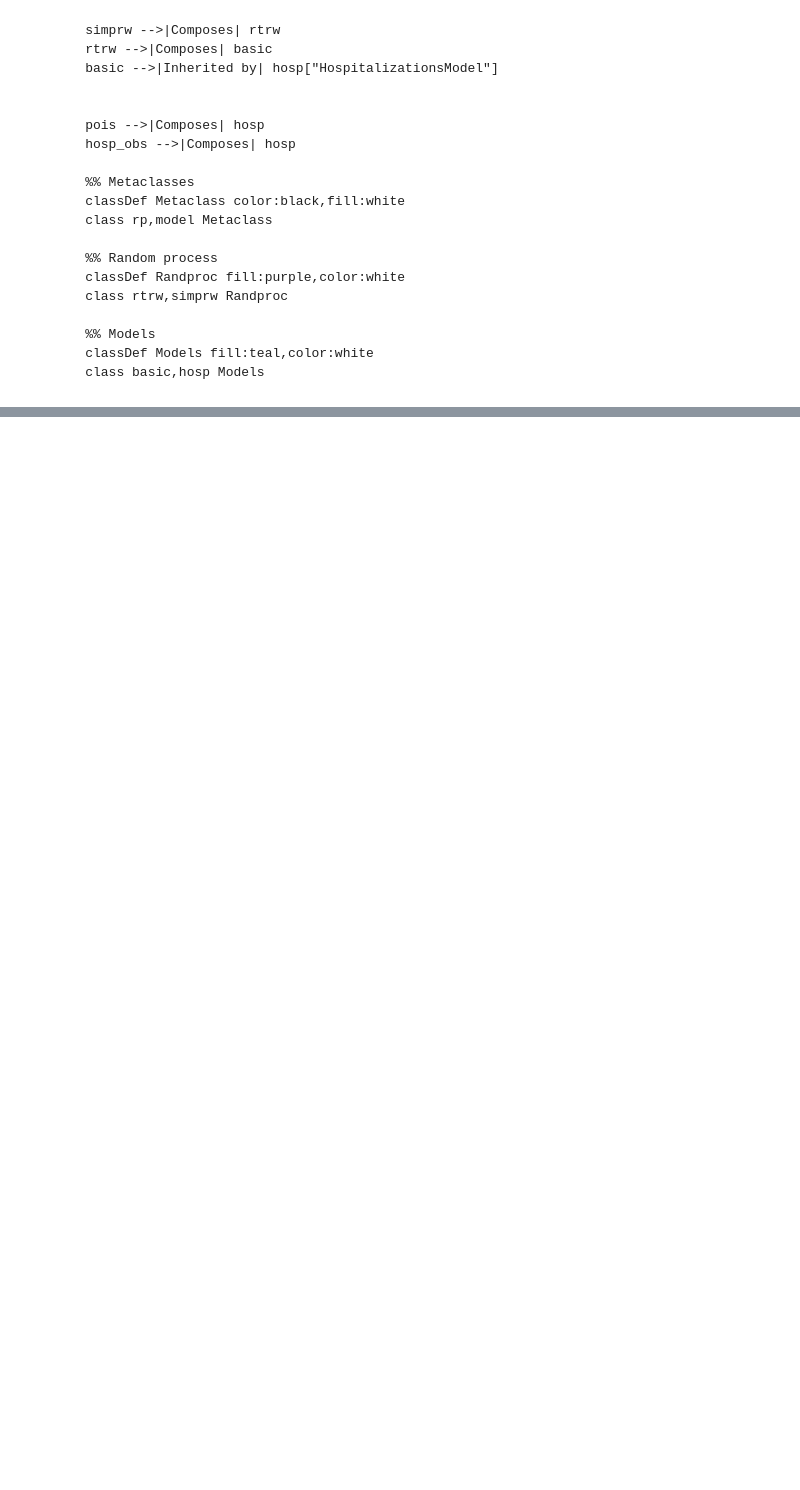
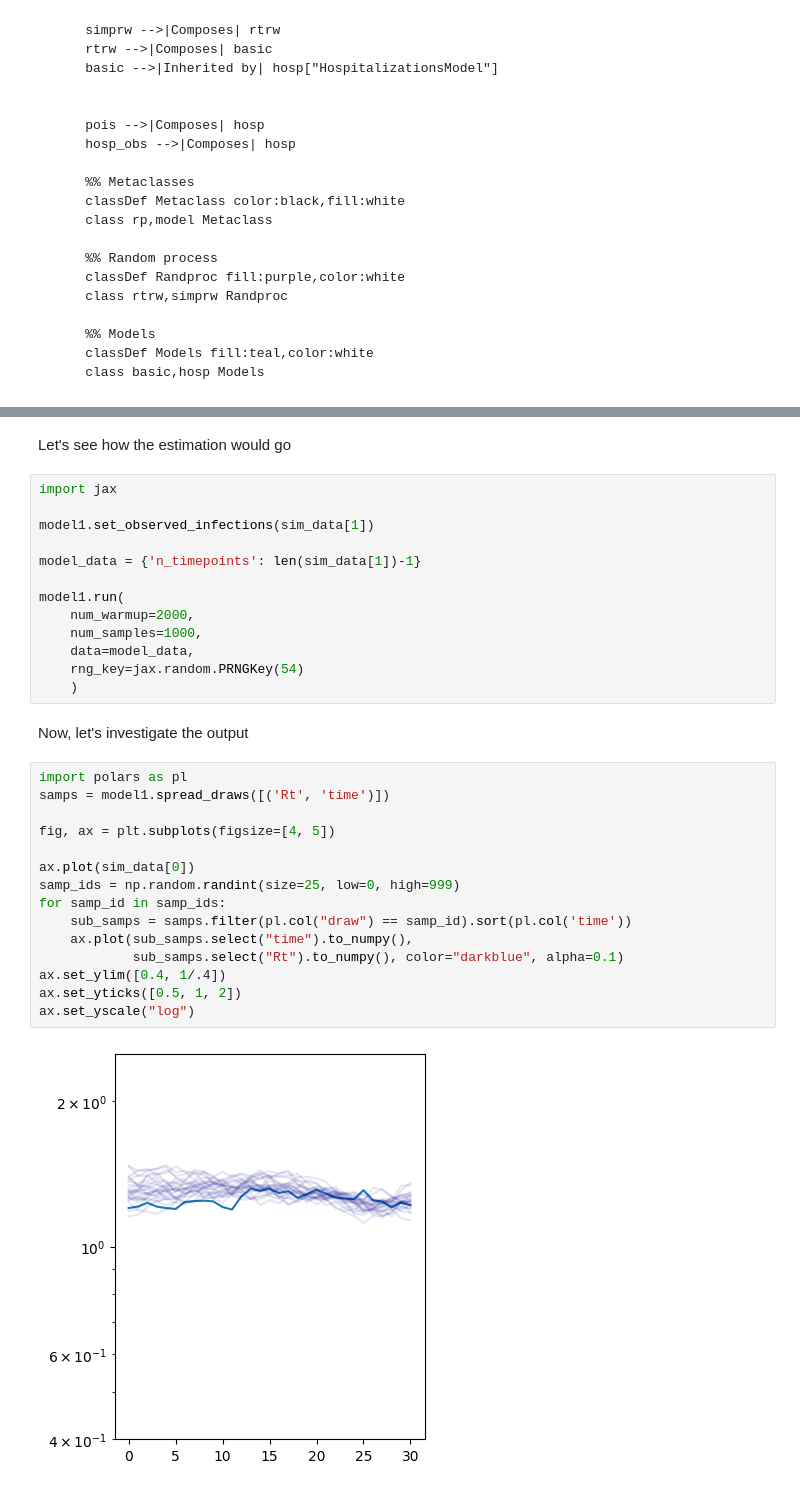
Before and after one commit to CDCgov/PyRenew, a Jupyter notebook: model/docs/getting-started.ipynb, the cells around one changed output, grey strips where cells are left out. Drawn from its saved outputs; the diff is of its cells as text; blank space fills up the shorter version.

```diff
--- a/model/docs/getting-started.ipynb
+++ b/model/docs/getting-started.ipynb
@@ -59,0 +114,34 @@ flowchart TB
+# %% [markdown]
+Let's see how the estimation would go
+# %%
+import jax
+
+model1.set_observed_infections(sim_data[1])
+
+model_data = {'n_timepoints': len(sim_data[1])-1}
+
+model1.run(
+    num_warmup=2000,
+    num_samples=1000,
+    data=model_data,
+    rng_key=jax.random.PRNGKey(54)
+    )
+# %% [markdown]
+Now, let's investigate the output
+# %%
+import polars as pl
+samps = model1.spread_draws([('Rt', 'time')])
+
+fig, ax = plt.subplots(figsize=[4, 5])
+
+ax.plot(sim_data[0])
+samp_ids = np.random.randint(size=25, low=0, high=999)
+for samp_id in samp_ids:
+    sub_samps = samps.filter(pl.col("draw") == samp_id).sort(pl.col('time'))
+    ax.plot(sub_samps.select("time").to_numpy(),
+            sub_samps.select("Rt").to_numpy(), color="darkblue", alpha=0.1)
+ax.set_ylim([0.4, 1/.4])
+ax.set_yticks([0.5, 1, 2])
+ax.set_yscale("log")
+# %% [output]
+[figure, added]
```
Also changed, not shown: parts of 3 cells of this notebook, 9 other files.
